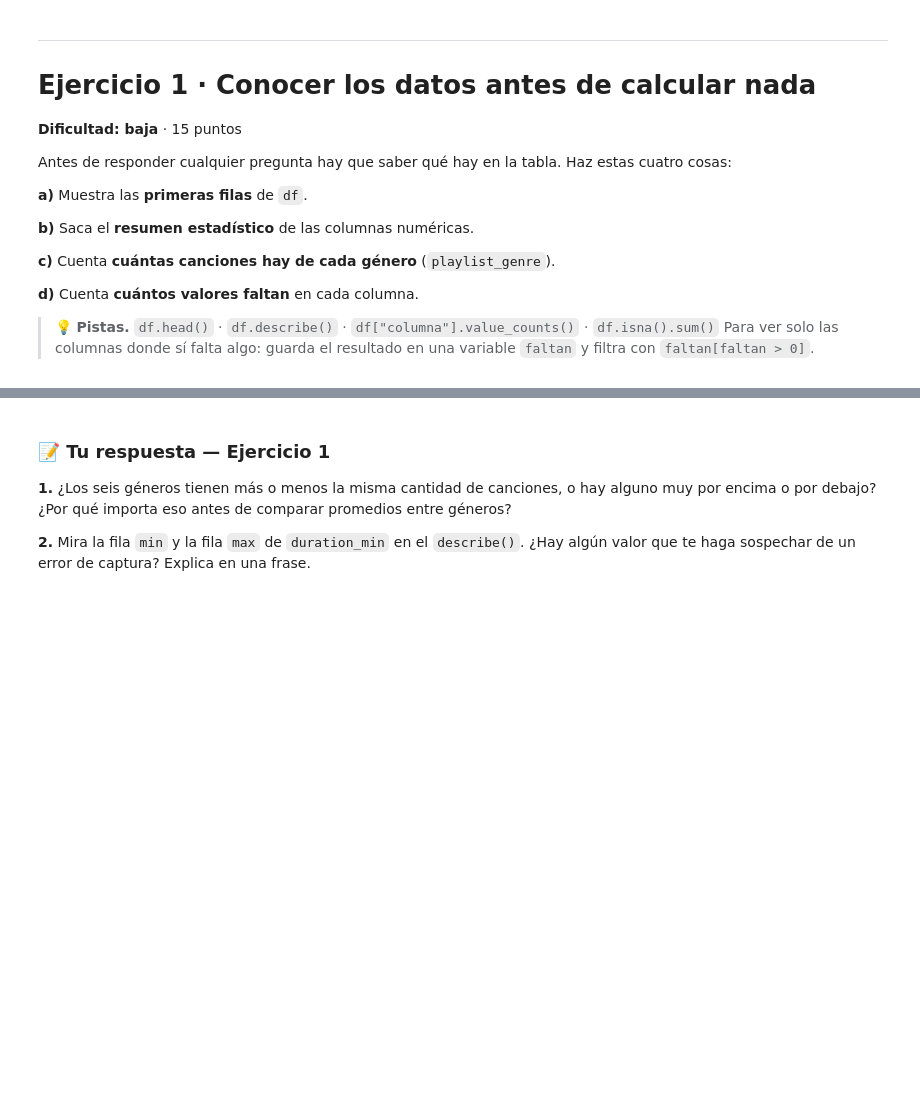
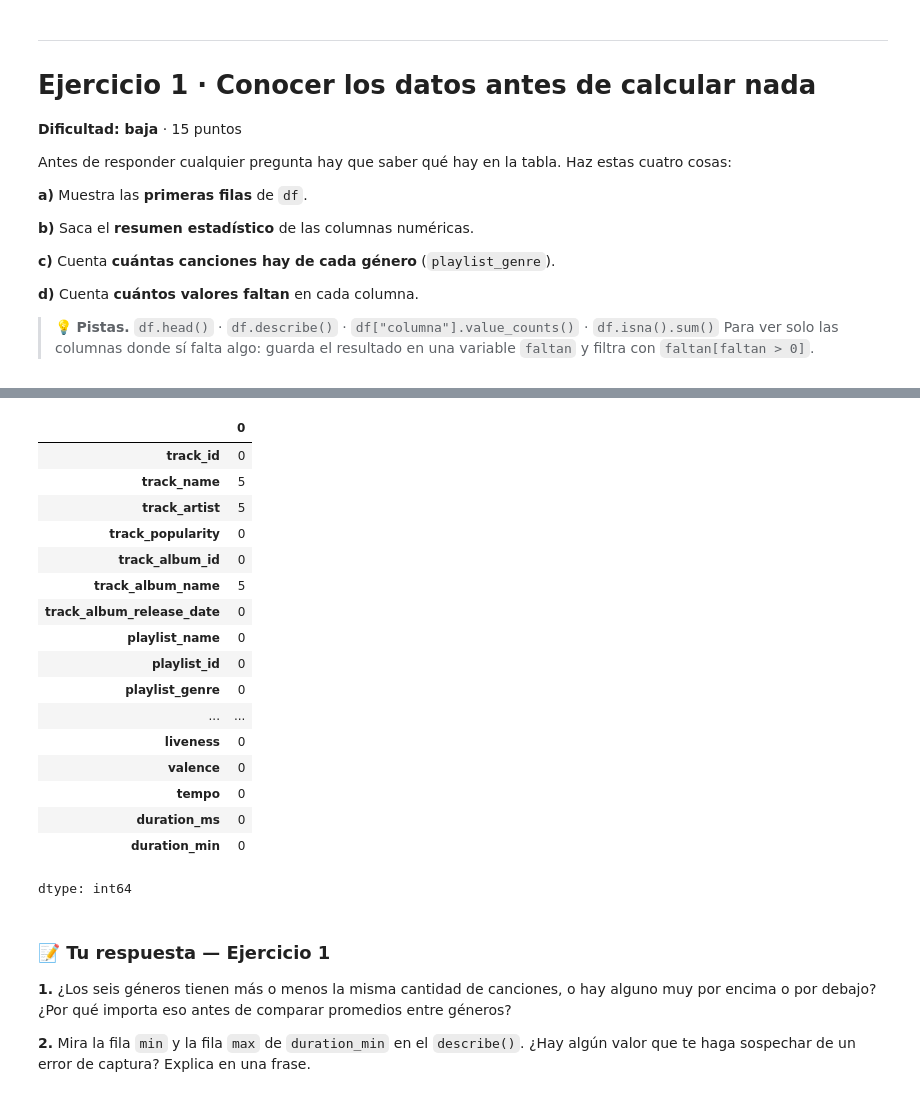
Before and after one commit to axrodriguez5072019/s100-tareas, a Jupyter notebook: 01_problem_set.ipynb, the cells around one changed output, grey strips where cells are left out. Saved outputs shown, nothing was run; the diff lists cells and outputs as text; code cells hidden in the pictures; blank space fills up the shorter version.

```diff
--- a/01_problem_set.ipynb
+++ b/01_problem_set.ipynb
@@ -133,3 +172,26 @@ Antes de responder cualquier pregunta hay que saber qué hay en la tabla. Haz es
+# %%
+
+# d) Valores faltantes
+df.isna().sum()
+# %% [output]
+|  | 0 |
+| track_id | 0 |
+| track_name | 5 |
+| track_artist | 5 |
+| track_popularity | 0 |
+| track_album_id | 0 |
+| track_album_name | 5 |
+| track_album_release_date | 0 |
+| playlist_name | 0 |
+| playlist_id | 0 |
+| playlist_genre | 0 |
+| ... | ... |
+| liveness | 0 |
+| valence | 0 |
+| tempo | 0 |
+| duration_ms | 0 |
+| duration_min | 0 |
+dtype: int64
 # %% [markdown]
 ### 📝 Tu respuesta — Ejercicio 1
 
```
Also changed, not shown: parts of 5 cells of this notebook.
